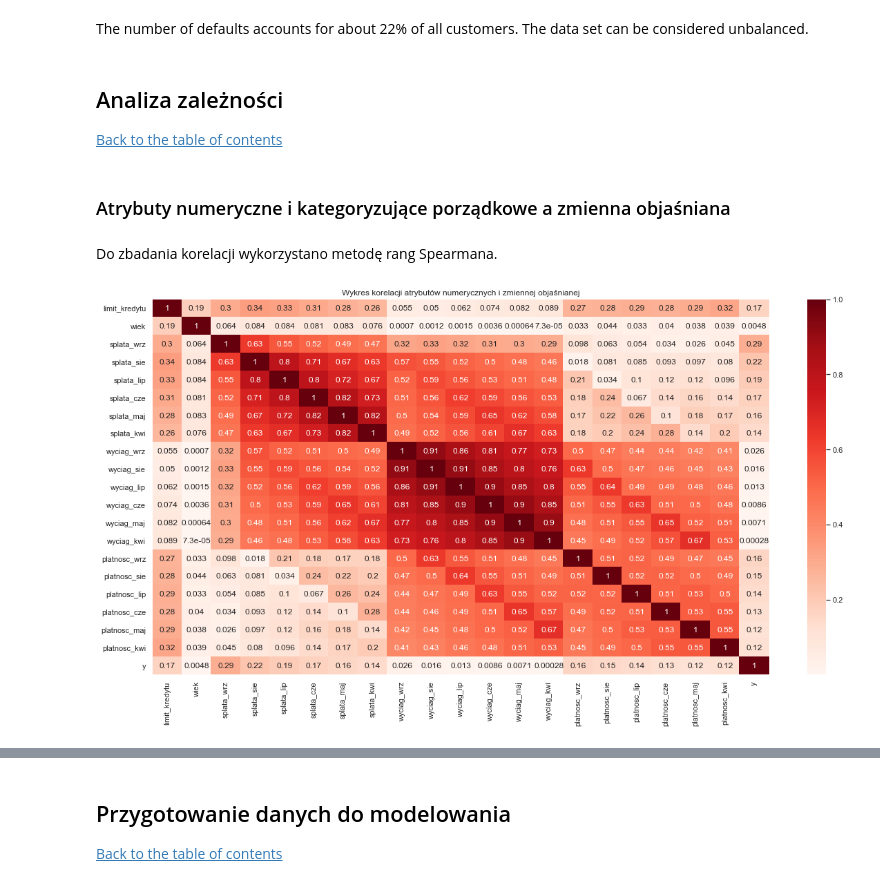
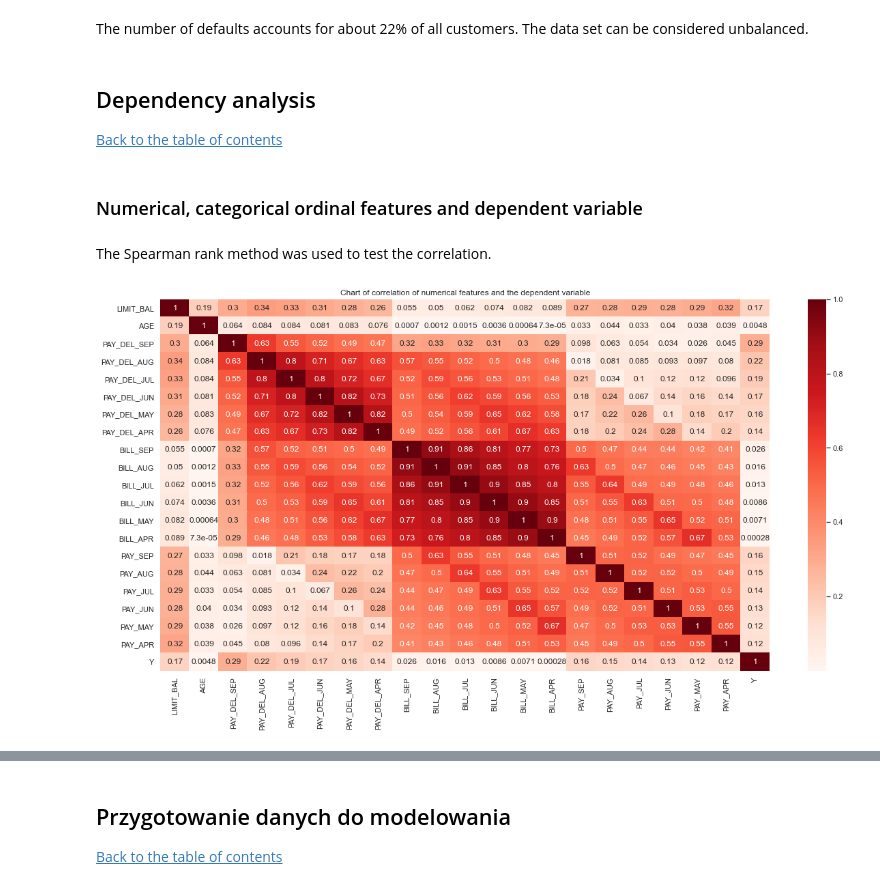
Before and after one commit to TomekSwiatek/Analiza-i-predykcja-sp-aty-nale-no-ci-przez-posiadaczy-kart-kredytowych, a Jupyter notebook: Analysis and prediction of default payments by credit card holders.ipynb, the cells around one changed output, grey strips where cells are left out. Drawn from its saved outputs; the diff is of its cells as text; code cells hidden in the pictures.

Commit message:
description of the dependency analysis

```diff
--- a/Analysis and prediction of default payments by credit card holders.ipynb
+++ b/Analysis and prediction of default payments by credit card holders.ipynb
@@ -452,21 +452,21 @@ Name: Y, dtype: float64
 The number of defaults accounts for about 22% of all customers. The data set can be considered unbalanced.
 # %% [markdown]
 <a class="anchor" id="a_zal"></a>
-## Analiza zależności
+## Dependency analysis
 [Back to the table of contents](#toc)
 # %% [markdown]
 <a class="anchor" id="num_celu"></a>
-### Atrybuty numeryczne i kategoryzujące porządkowe a zmienna objaśniana
+### Numerical, categorical ordinal features and dependent variable
-# %% [markdown]
-Do zbadania korelacji wykorzystano metodę rang Spearmana.
+# %% [markdown]
+The Spearman rank method was used to test the correlation.
 # %%
-korelacja_num = pd.DataFrame(scipy.stats.spearmanr(df.drop(['plec', 'wyksztalcenie', 'stan_cywilny'], axis = 1))[0],
-columns = df.drop(['plec', 'wyksztalcenie', 'stan_cywilny'], axis = 1).columns,
-index = df.drop(['plec', 'wyksztalcenie', 'stan_cywilny'], axis = 1).columns) #bez atrybutów kategoryzujących
+korelacja_num = pd.DataFrame(scipy.stats.spearmanr(df.drop([ 'SEX', 'EDUCATION', 'MARRIAGE'], axis = 1))[0],
+columns = df.drop(['SEX', 'EDUCATION', 'MARRIAGE'], axis = 1).columns,
+index = df.drop(['SEX', 'EDUCATION', 'MARRIAGE'], axis = 1).columns) #without categorizing attributes
 
 plt.figure(figsize=(20,10))
 sns.set(font_scale=1)
-sns.heatmap(korelacja_num.abs(), cmap="Reds", annot=True).set(title='Wykres korelacji atrybutów numerycznych i zmiennej objaśnianej')
+sns.heatmap(korelacja_num.abs(), cmap="Reds", annot=True).set(title='Chart of correlation of numerical features and the dependent variable')
 plt.show()
 # %% [output]
-[figure, old version]
+[figure, new version]
```
Also changed, not shown: parts of 20 cells of this notebook, 1 other file.
